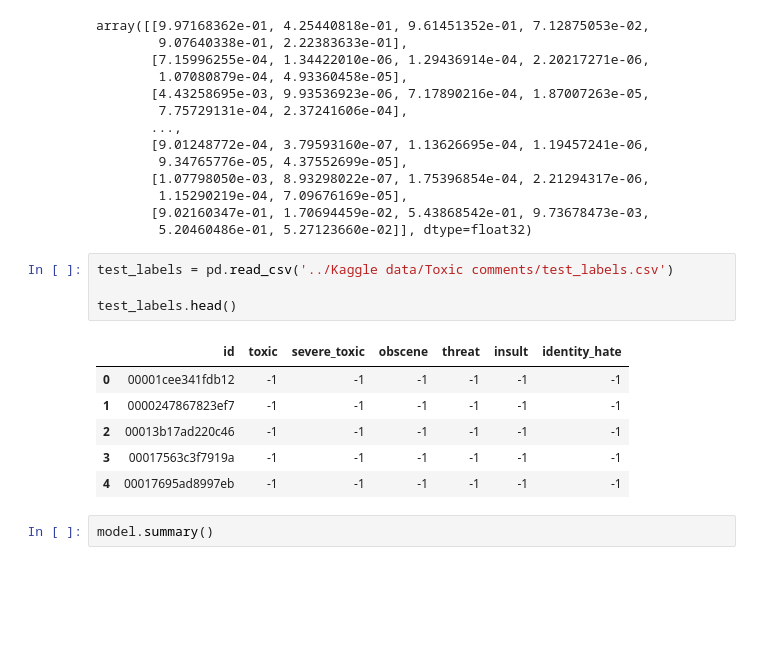
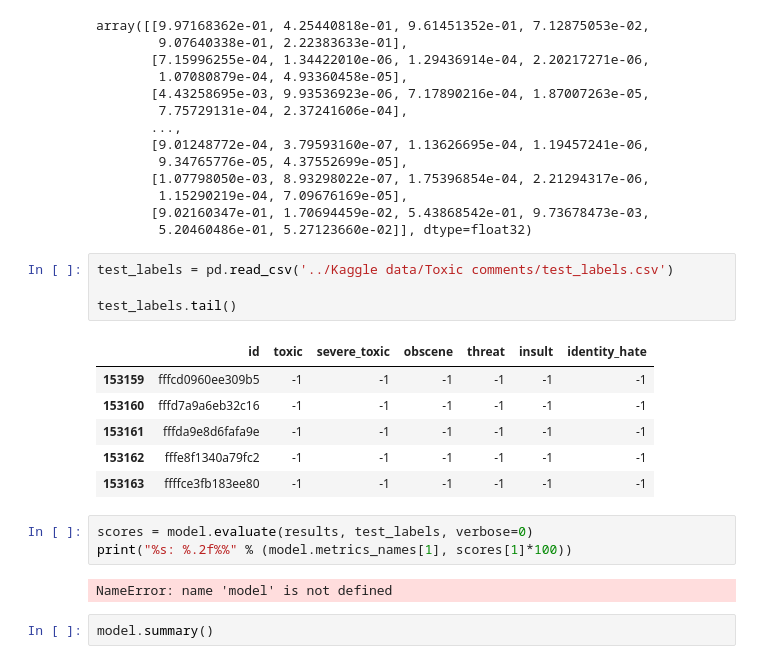
Before and after one commit to Dontpanice/GITHUB, a Jupyter notebook: Project Toxic/Toxic classifier.ipynb, the cells around one changed output. Saved outputs shown, nothing was run; the diff lists cells and outputs as text; blank space fills up the shorter version.

```diff
--- a/Project Toxic/Toxic classifier.ipynb
+++ b/Project Toxic/Toxic classifier.ipynb
@@ -195,14 +210,19 @@ array([[9.97168362e-01, 4.25440818e-01, 9.61451352e-01, 7.12875053e-02,
 # %%
 test_labels = pd.read_csv('../Kaggle data/Toxic comments/test_labels.csv')
 
-test_labels.head()
+test_labels.tail()
 # %% [output]
 |  | id | toxic | severe_toxic | obscene | threat | insult | identity_hate |
-| 0 | 00001cee341fdb12 | -1 | -1 | -1 | -1 | -1 | -1 |
-| 1 | 0000247867823ef7 | -1 | -1 | -1 | -1 | -1 | -1 |
-| 2 | 00013b17ad220c46 | -1 | -1 | -1 | -1 | -1 | -1 |
-| 3 | 00017563c3f7919a | -1 | -1 | -1 | -1 | -1 | -1 |
-| 4 | 00017695ad8997eb | -1 | -1 | -1 | -1 | -1 | -1 |
+| 153159 | fffcd0960ee309b5 | -1 | -1 | -1 | -1 | -1 | -1 |
+| 153160 | fffd7a9a6eb32c16 | -1 | -1 | -1 | -1 | -1 | -1 |
+| 153161 | fffda9e8d6fafa9e | -1 | -1 | -1 | -1 | -1 | -1 |
+| 153162 | fffe8f1340a79fc2 | -1 | -1 | -1 | -1 | -1 | -1 |
+| 153163 | ffffce3fb183ee80 | -1 | -1 | -1 | -1 | -1 | -1 |
+# %%
+scores = model.evaluate(results, test_labels, verbose=0)
+print("%s: %.2f%%" % (model.metrics_names[1], scores[1]*100))
+# %% [output]
+NameError: name 'model' is not defined
 # %%
 model.summary()
 # %% [output]
```
Also changed, not shown: parts of 2 cells of this notebook.
